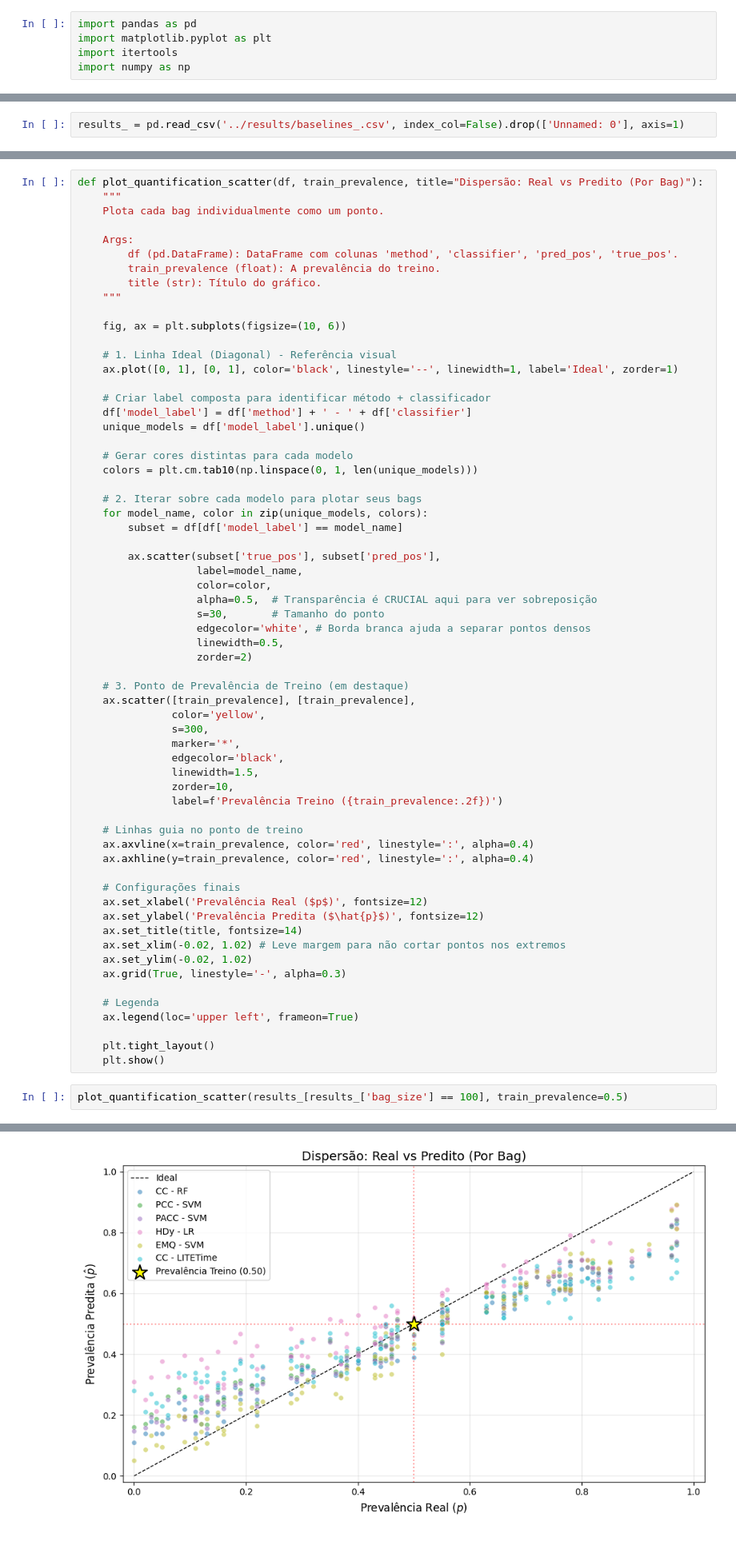
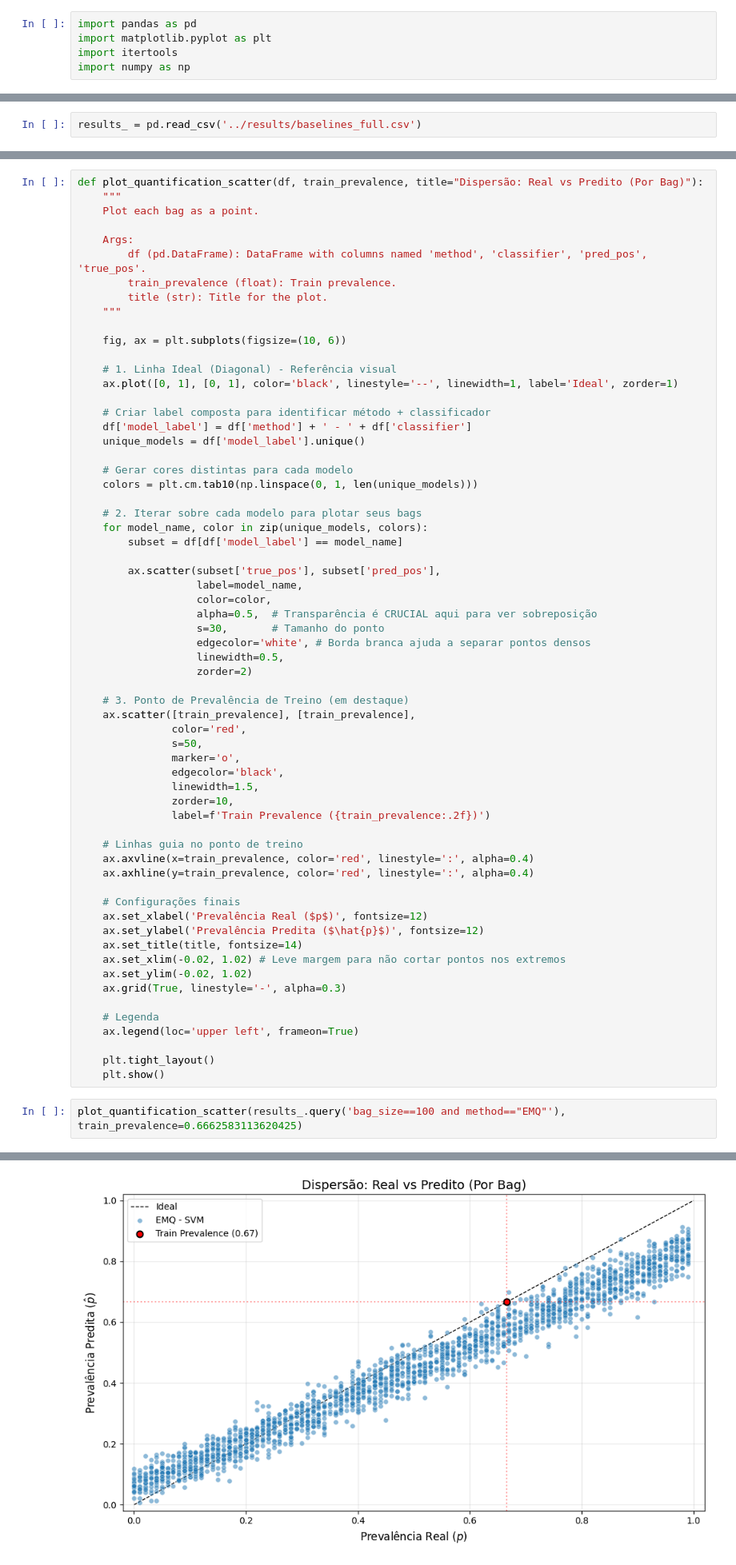
Before and after one commit to jose-gilberto/ecg-quantification, a Jupyter notebook: notebooks/10_results_analysis.ipynb, the cells around one changed output, grey strips where cells are left out. Shown at 80% size. Drawn from its saved outputs; the diff is of its cells as text.

Commit message:
feat: add prevalence plots

```diff
--- a/notebooks/10_results_analysis.ipynb
+++ b/notebooks/10_results_analysis.ipynb
@@ -83,7 +83,7 @@ def plot_quantification_from_csv(df, train_prevalence, title="Real vs Predito (P
     plt.tight_layout()
     plt.show()
 # %%
-results_ = pd.read_csv('../results/baselines_.csv', index_col=False).drop(['Unnamed: 0'], axis=1)
+results_ = pd.read_csv('../results/baselines_full.csv')
 # %%
 plot_quantification_from_csv(results_[results_['bag_size'] == 100], train_prevalence=0.5)
 # %% [output]
@@ -96,12 +91,12 @@ See the caveats in the documentation: https://pandas.pydata.org/pandas-docs/stab
 # %%
 def plot_quantification_scatter(df, train_prevalence, title="Dispersão: Real vs Predito (Por Bag)"):
     """
-    Plota cada bag individualmente como um ponto.
+    Plot each bag as a point.
 
     Args:
-        df (pd.DataFrame): DataFrame com colunas 'method', 'classifier', 'pred_pos', 'true_pos'.
-        train_prevalence (float): A prevalência do treino.
-        title (str): Título do gráfico.
+        df (pd.DataFrame): DataFrame with columns named 'method', 'classifier', 'pred_pos', 'true_pos'.
+        train_prevalence (float): Train prevalence.
+        title (str): Title for the plot.
     """
 
     fig, ax = plt.subplots(figsize=(10, 6))
@@ -131,13 +126,13 @@ def plot_quantification_scatter(df, train_prevalence, title="Dispersão: Real vs
 
     # 3. Ponto de Prevalência de Treino (em destaque)
     ax.scatter([train_prevalence], [train_prevalence],
-               color='yellow',
-               s=300,
-               marker='*',
+               color='red',
+               s=50,
+               marker='o',
                edgecolor='black',
                linewidth=1.5,
                zorder=10,
-               label=f'Prevalência Treino ({train_prevalence:.2f})')
+               label=f'Train Prevalence ({train_prevalence:.2f})')
 
     # Linhas guia no ponto de treino
     ax.axvline(x=train_prevalence, color='red', linestyle=':', alpha=0.4)
@@ -157,14 +152,14 @@ def plot_quantification_scatter(df, train_prevalence, title="Dispersão: Real vs
     plt.tight_layout()
     plt.show()
 # %%
-plot_quantification_scatter(results_[results_['bag_size'] == 100], train_prevalence=0.5)
+plot_quantification_scatter(results_.query('bag_size==100 and method=="EMQ"'), train_prevalence=0.6662583113620425)
 # %% [output]
 A value is trying to be set on a copy of a slice from a DataFrame.
 Try using .loc[row_indexer,col_indexer] = value instead
 
 See the caveats in the documentation: https://pandas.pydata.org/pandas-docs/stable/user_guide/indexing.html#returning-a-view-versus-a-copy
   df['model_label'] = df['method'] + ' - ' + df['classifier']
-[figure, old version]
+[figure, new version]
 # %%
 def plot_quantification_mean_std(df, train_prevalence, bins_decimals=2, title="Quantification error as a function of Prior Probability Shift"):
     """
```
Also changed, not shown: parts of 3 cells of this notebook, 5 other files.
